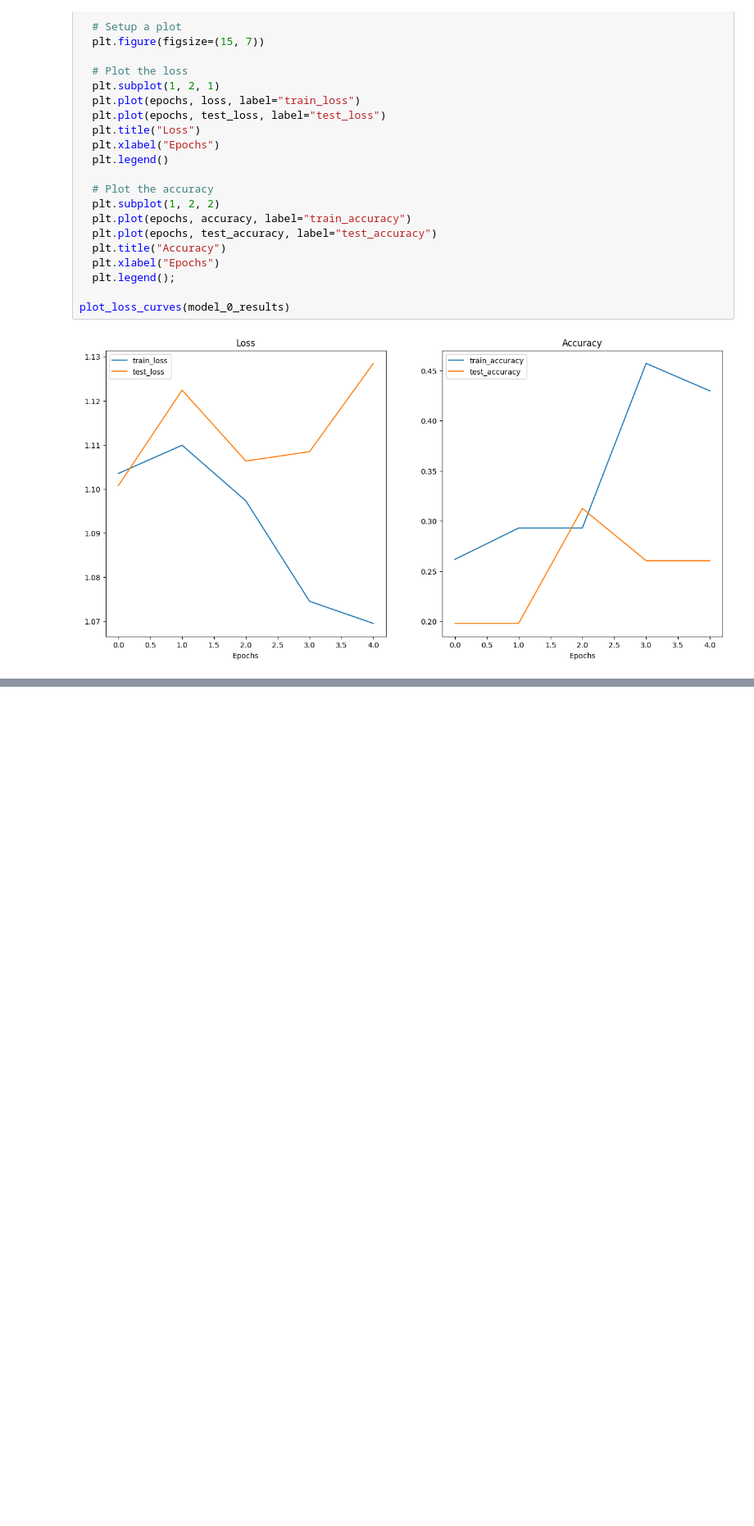
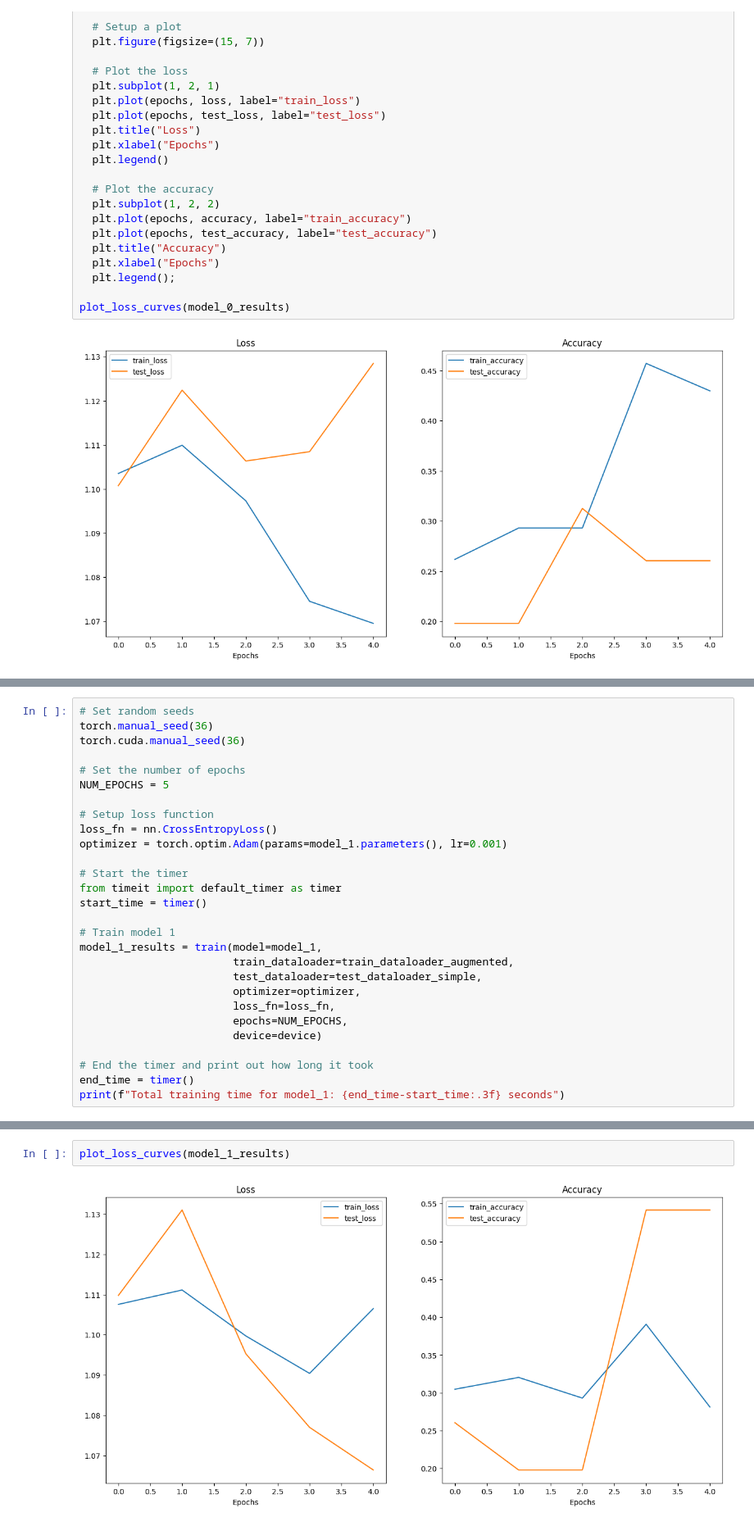
Before and after one commit to yungshun317/torch-dnn, a Jupyter notebook: custom_datasets.ipynb, the cells around one changed output, grey strips where cells are left out. Shown at 82% size. Drawn from its saved outputs; the diff is of its cells as text; blank space fills up the shorter version.

```diff
--- a/custom_datasets.ipynb
+++ b/custom_datasets.ipynb
@@ -933,0 +1001,28 @@ plot_loss_curves(model_0_results)
+# %%
+# Set random seeds
+torch.manual_seed(36)
+torch.cuda.manual_seed(36)
+
+# Set the number of epochs
+NUM_EPOCHS = 5
+
+# Setup loss function
+loss_fn = nn.CrossEntropyLoss()
+optimizer = torch.optim.Adam(params=model_1.parameters(), lr=0.001)
+
+# Start the timer
+from timeit import default_timer as timer
+start_time = timer()
+
+# Train model 1
+model_1_results = train(model=model_1,
+                        train_dataloader=train_dataloader_augmented,
+                        test_dataloader=test_dataloader_simple,
+                        optimizer=optimizer,
+                        loss_fn=loss_fn,
+                        epochs=NUM_EPOCHS,
+                        device=device)
+
+# End the timer and print out how long it took
+end_time = timer()
+print(f"Total training time for model_1: {end_time-start_time:.3f} seconds")
@@ -933,0 +1036,4 @@ plot_loss_curves(model_0_results)
+# %%
+plot_loss_curves(model_1_results)
+# %% [output]
+[figure, added]
```
Also changed, not shown: parts of 7 cells of this notebook.
